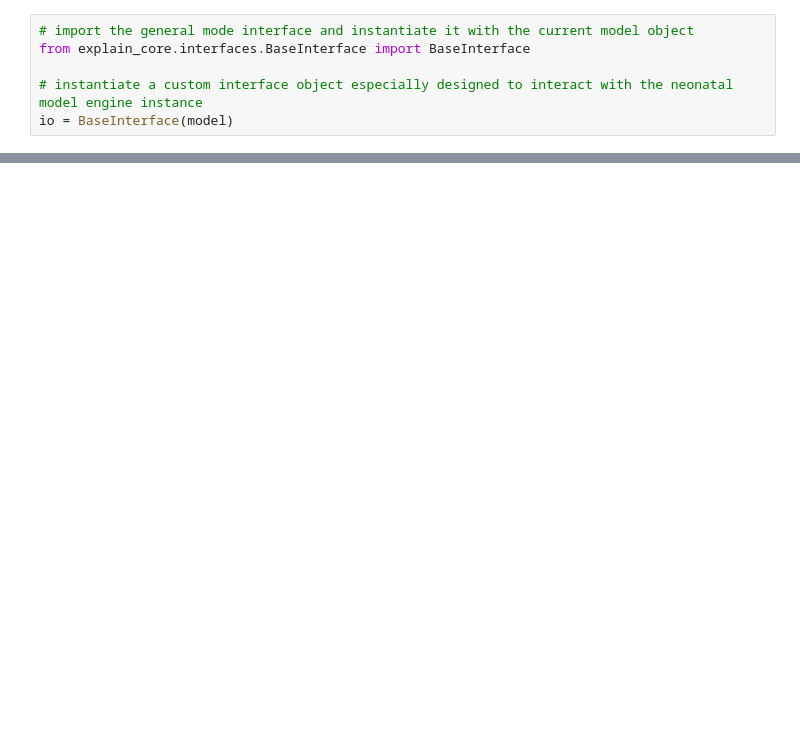
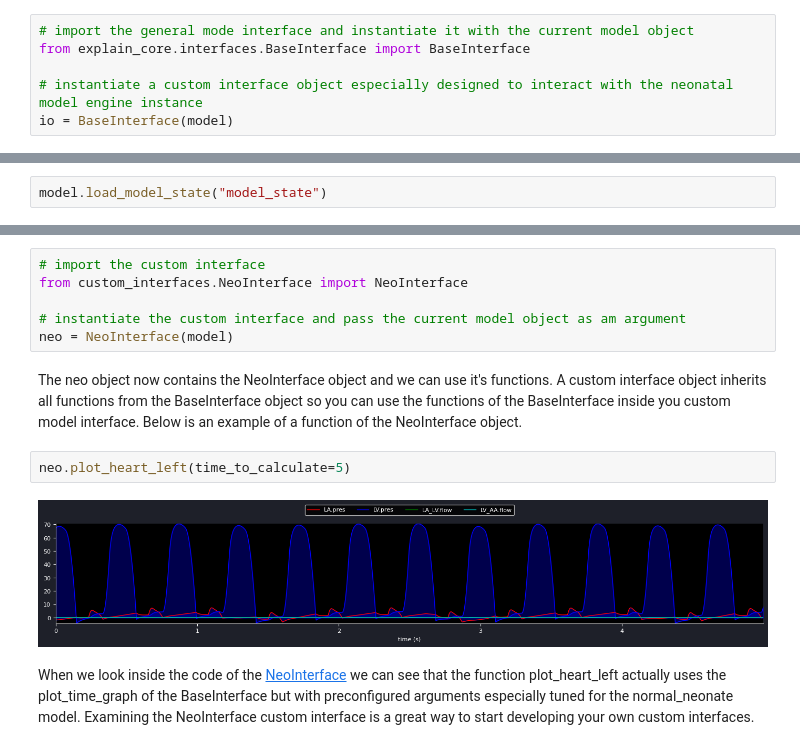
Before and after one commit to Dobutamine/explain-python, a Jupyter notebook: tutorial.ipynb, the cells around one changed output, grey strips where cells are left out. Cells and saved outputs as stored; diff of their text form; blank space fills up the shorter version.

```diff
--- a/tutorial.ipynb
+++ b/tutorial.ipynb
@@ -164,0 +317,2 @@ LV.pres         : max   70.83297, min   -4.53956 mmHg
+# %%
+model.load_model_state("model_state")
@@ -164,0 +327,14 @@ LV.pres         : max   70.83297, min   -4.53956 mmHg
+# %%
+# import the custom interface
+from custom_interfaces.NeoInterface import NeoInterface
+
+# instantiate the custom interface and pass the current model object as am argument
+neo = NeoInterface(model)
+# %% [markdown]
+<p>The neo object now contains the NeoInterface object and we can use it's functions. A custom interface object inherits all functions from the BaseInterface object so you can use the functions of the BaseInterface inside you custom model interface. Below is an example of a function of the NeoInterface object.</p>
+# %%
+neo.plot_heart_left(time_to_calculate=5)
+# %% [output]
+[figure, added]
+# %% [markdown]
+<p>When we look inside the code of the <a href="custom_interfaces/NeoInterface.py">NeoInterface</a> we can see that the function <span style="font-family: 'Courier New'">plot_heart_left</span> actually uses the <span style="font-family: 'Courier New'">plot_time_graph</span> of the BaseInterface but with preconfigured arguments especially tuned for the normal_neonate model. Examining the NeoInterface custom interface is a great way to start developing your own custom interfaces.</p>
```
Also changed, not shown: parts of 41 cells of this notebook, 5 other files.
